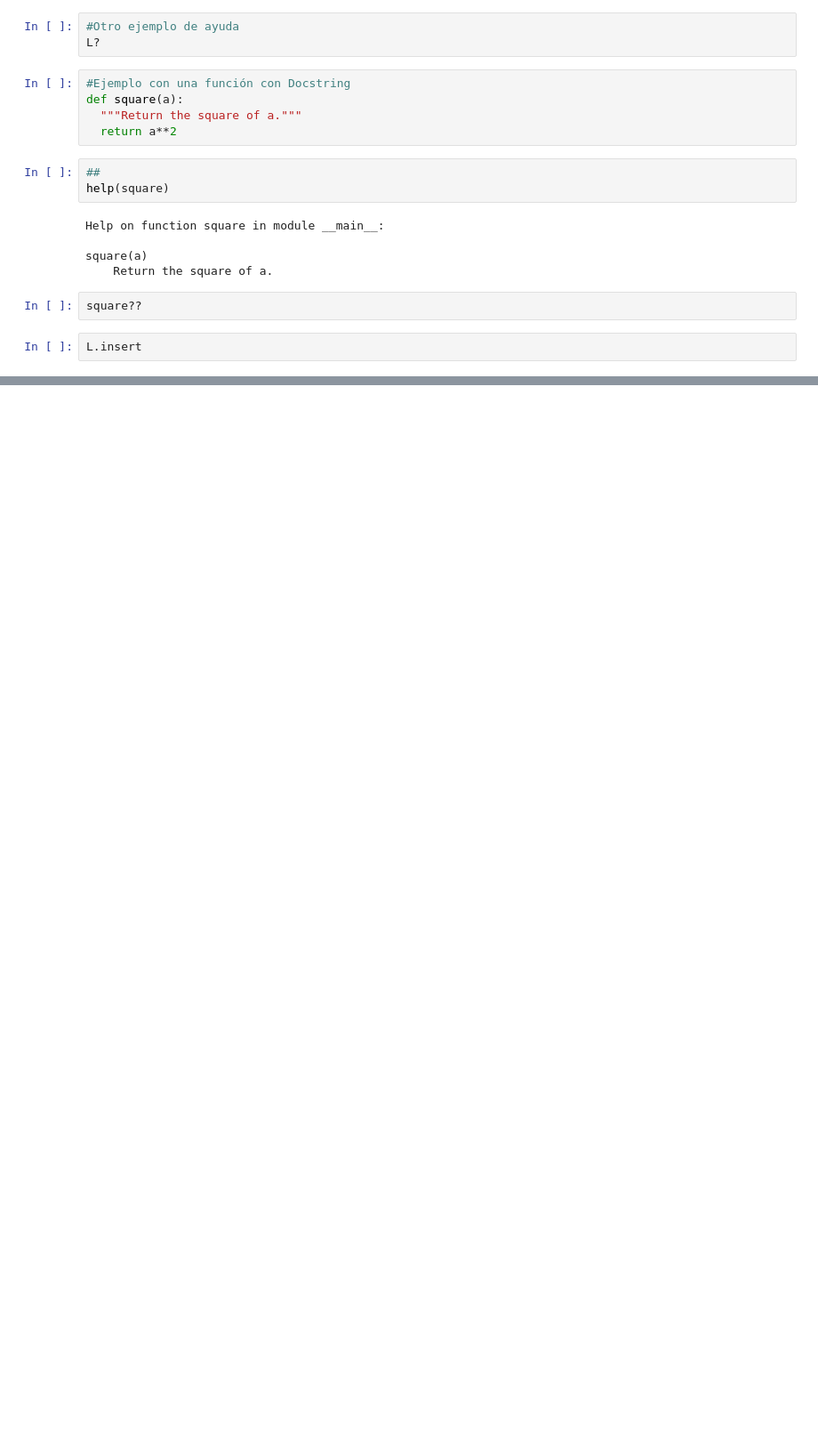
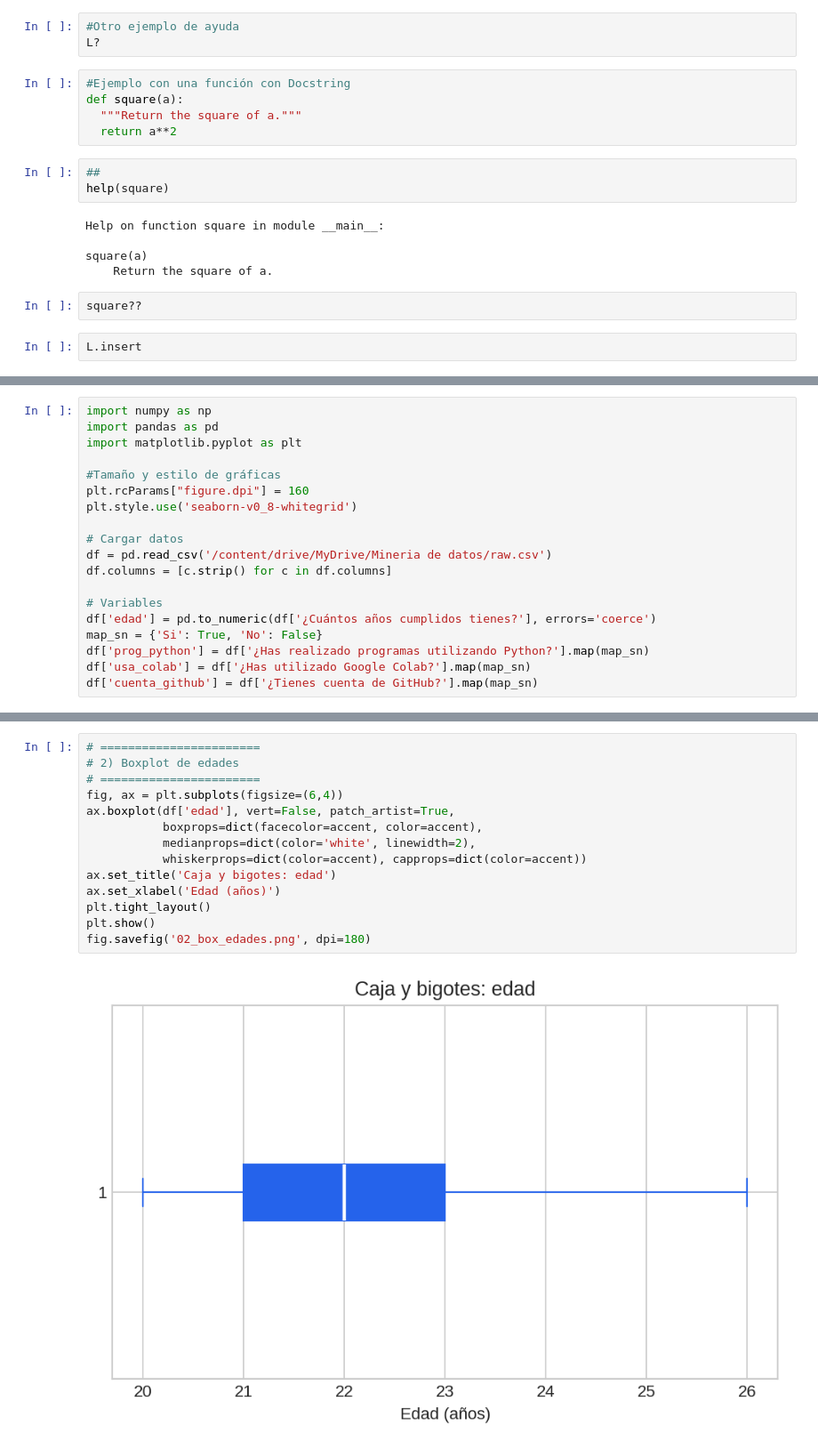
Before and after one commit to RodrigoBLl/MineriaDeDatos, a Jupyter notebook: Untitled0.ipynb, the cells around one changed output, grey strips where cells are left out. Shown at 89% size. Cells and saved outputs as stored; diff of their text form; blank space fills up the shorter version.

```diff
--- a/Untitled0.ipynb
+++ b/Untitled0.ipynb
@@ -53,0 +399,19 @@ L.insert
+# %%
+import numpy as np
+import pandas as pd
+import matplotlib.pyplot as plt
+
+#Tamaño y estilo de gráficas
+plt.rcParams["figure.dpi"] = 160
+plt.style.use('seaborn-v0_8-whitegrid')
+
+# Cargar datos
+df = pd.read_csv('/content/drive/MyDrive/Mineria de datos/raw.csv')
+df.columns = [c.strip() for c in df.columns]
+
+# Variables
+df['edad'] = pd.to_numeric(df['¿Cuántos años cumplidos tienes?'], errors='coerce')
+map_sn = {'Si': True, 'No': False}
+df['prog_python'] = df['¿Has realizado programas utilizando Python?'].map(map_sn)
+df['usa_colab'] = df['¿Has utilizado Google Colab?'].map(map_sn)
+df['cuenta_github'] = df['¿Tienes cuenta de GitHub?'].map(map_sn)
@@ -53,0 +453,16 @@ L.insert
+# %%
+# =======================
+# 2) Boxplot de edades
+# =======================
+fig, ax = plt.subplots(figsize=(6,4))
+ax.boxplot(df['edad'], vert=False, patch_artist=True,
+           boxprops=dict(facecolor=accent, color=accent),
+           medianprops=dict(color='white', linewidth=2),
+           whiskerprops=dict(color=accent), capprops=dict(color=accent))
+ax.set_title('Caja y bigotes: edad')
+ax.set_xlabel('Edad (años)')
+plt.tight_layout()
+plt.show()
+fig.savefig('02_box_edades.png', dpi=180)
+# %% [output]
+[figure, added]
```
Also changed, not shown: parts of 86 cells of this notebook.
